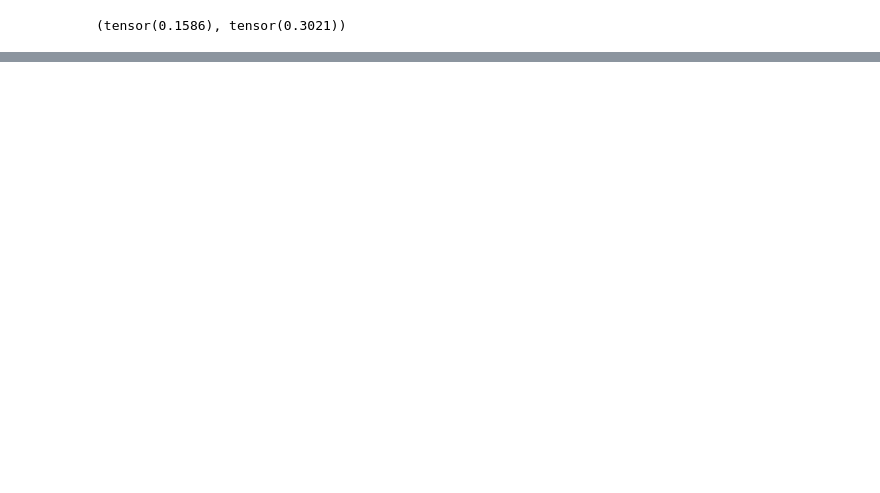
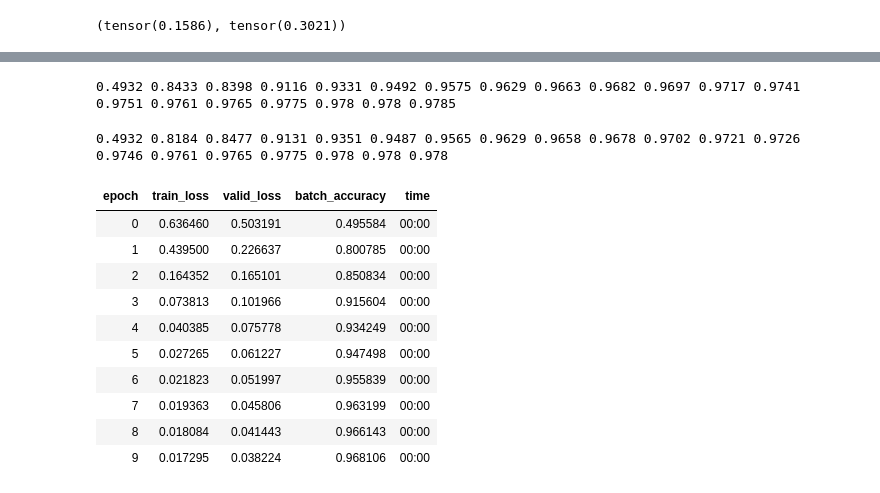
Before and after one commit to Sandeep20013/AI-Learning-Tracking, a Jupyter notebook: AI/Deep Learning/Understanding Deep Learning.ipynb, the cells around one changed output, grey strips where cells are left out. Saved outputs shown, nothing was run; the diff lists cells and outputs as text; code cells hidden in the pictures; blank space fills up the shorter version.

Commit message:
added model predictions

```diff
--- a/AI/Deep Learning/Understanding Deep Learning.ipynb
+++ b/AI/Deep Learning/Understanding Deep Learning.ipynb
@@ -137,0 +503,5 @@ dist_7_abs,dist_7_sqr
+# %%
+lr = 1.
+params = weights, bias
+train_epoch(linear, lr, params)
+validate_epoch(linear)
@@ -137,0 +510,4 @@ dist_7_abs,dist_7_sqr
+# %%
+for i in range(20):
+    train_epoch(linear, lr, params)
+    print(validate_epoch(linear), end = ' ')
@@ -137,0 +552,28 @@ dist_7_abs,dist_7_sqr
+# %%
+train_model(linear_model, 20)
+# %% [output]
+0.4932 0.8433 0.8398 0.9116 0.9331 0.9492 0.9575 0.9629 0.9663 0.9682 0.9697 0.9717 0.9741 0.9751 0.9761 0.9765 0.9775 0.978 0.978 0.9785
+# %%
+linear_model = nn.Linear(28*28, 1)
+opt = SGD(linear_model.parameters(), lr)
+train_model(linear_model, 20)
+# %% [output]
+0.4932 0.8184 0.8477 0.9131 0.9351 0.9487 0.9565 0.9629 0.9658 0.9678 0.9702 0.9721 0.9726 0.9746 0.9761 0.9765 0.9775 0.978 0.978 0.978
+# %%
+dls = DataLoaders(dl, valid_dl)
+# %%
+learn = Learner(dls, nn.Linear(28*28, 1), opt_func = SGD, loss_func = mnist_loss, metrics = batch_accuracy)
+# %%
+learn.fit(10, lr)
+# %% [output]
+| epoch | train_loss | valid_loss | batch_accuracy | time |
+| 0 | 0.636460 | 0.503191 | 0.495584 | 00:00 |
+| 1 | 0.439500 | 0.226637 | 0.800785 | 00:00 |
+| 2 | 0.164352 | 0.165101 | 0.850834 | 00:00 |
+| 3 | 0.073813 | 0.101966 | 0.915604 | 00:00 |
+| 4 | 0.040385 | 0.075778 | 0.934249 | 00:00 |
+| 5 | 0.027265 | 0.061227 | 0.947498 | 00:00 |
+| 6 | 0.021823 | 0.051997 | 0.955839 | 00:00 |
+| 7 | 0.019363 | 0.045806 | 0.963199 | 00:00 |
+| 8 | 0.018084 | 0.041443 | 0.966143 | 00:00 |
+| 9 | 0.017295 | 0.038224 | 0.968106 | 00:00 |
```
Also changed, not shown: parts of 99 cells of this notebook.
